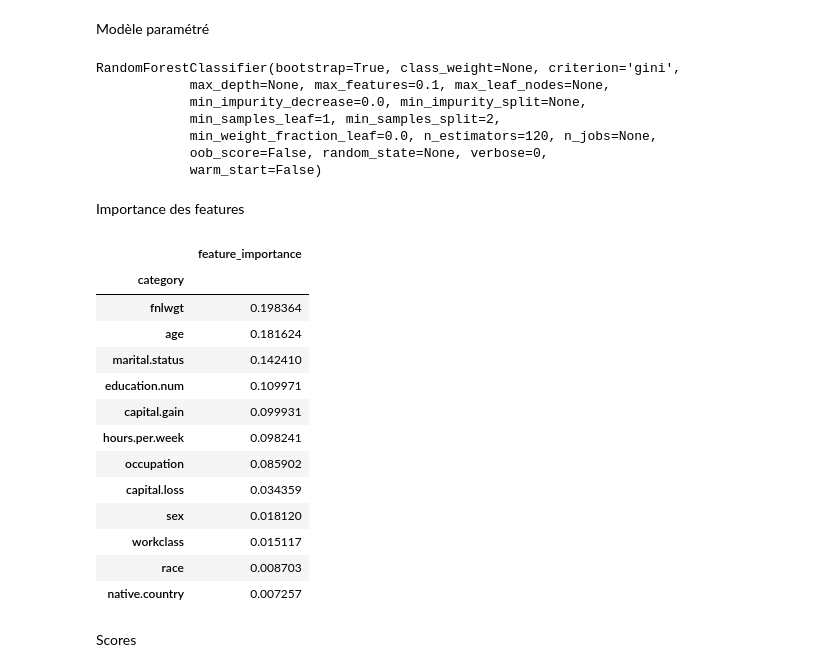
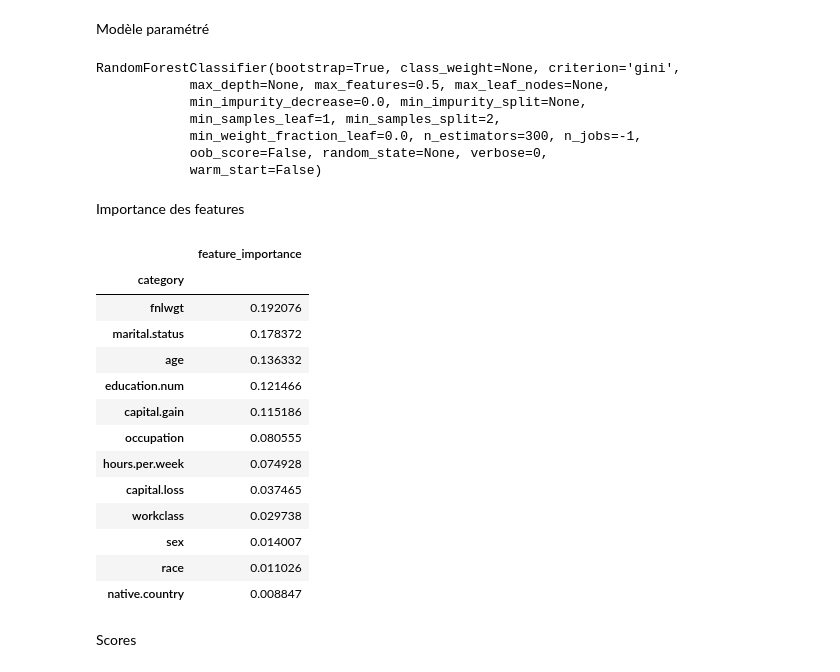
Before and after one commit to martinpauline/income_prediction, a Jupyter notebook: tests_amelioration_RandomForest.ipynb, the cells around one changed output. Saved outputs shown, nothing was run; the diff lists cells and outputs as text; code cells hidden in the pictures.

```diff
--- a/tests_amelioration_RandomForest.ipynb
+++ b/tests_amelioration_RandomForest.ipynb
@@ -126,7 +147,7 @@ len(X.columns)
 # %% [markdown]
 Grid Search
 # %%
-clf_rf = RandomForestClassifier(n_estimators=120, max_features=0.1, n_jobs=-1)
+clf_rf = RandomForestClassifier(n_estimators=200, max_features=0.1, n_jobs=-1)
 # %%
 # pour le nombre d'arbres
 n_estimators = [i for i in range(20,301,20)]
@@ -144,3 +158,9 @@ clf_gs_rf.fit(X, Y)
 clf_gs_rf.cv_results_
 # %%
 clf_gs_rf.best_params_
+# %%
+# pour max_features
+max_features = ['auto', 'log2', 0.1, 0.2, 0.5]
+parameters = {'max_features': max_features}
+clf_gs_rf = GridSearchCV(clf_rf, parameters, cv=5, scoring='accuracy')
+clf_gs_rf.fit(X, Y)
@@ -146,0 +171,7 @@ clf_gs_rf.best_params_
+# %%
+# pour les 2 à la fois
+n_estimators = [i for i in range(20,301,40)]
+max_features = ['auto', 'log2', 0.1, 0.5]
+parameters = {'n_estimators': n_estimators, 'max_features': max_features}
+clf_gs_rf = GridSearchCV(clf_rf, parameters, cv=5, scoring='accuracy')
+clf_gs_rf.fit(X, Y)
@@ -147,14 +215,14 @@ clf_gs_rf.best_params_
 # %% [markdown]
 Modèle paramétré
 # %%
-clf_rf = RandomForestClassifier(n_estimators=120, max_features=0.1)
+clf_rf = RandomForestClassifier(n_estimators=300, max_features=0.5, n_jobs=-1)
 clf_rf.fit(X,Y)
 # %% [output]
 RandomForestClassifier(bootstrap=True, class_weight=None, criterion='gini',
-            max_depth=None, max_features=0.1, max_leaf_nodes=None,
+            max_depth=None, max_features=0.5, max_leaf_nodes=None,
             min_impurity_decrease=0.0, min_impurity_split=None,
             min_samples_leaf=1, min_samples_split=2,
-            min_weight_fraction_leaf=0.0, n_estimators=120, n_jobs=None,
+            min_weight_fraction_leaf=0.0, n_estimators=300, n_jobs=-1,
             oob_score=False, random_state=None, verbose=0,
             warm_start=False)
 # %% [markdown]
@@ -164,22 +230,22 @@ all_features = pd.DataFrame(data=clf_rf.feature_importances_, index=X.columns, c
 # %%
-feature_categories = [all_features.index[i].split('_')[0] for i in range(len(X.columns))]
+feature_categories = [X.columns[i].split('_')[0] for i in range(len(X.columns))]
 grouped_features = pd.DataFrame(data={'feature_importance':clf_rf.feature_importances_,'category':feature_categories}).groupby('category').sum()
 grouped_features.sort_values(by='feature_importance', ascending=False)
 # %% [output]
 |  | feature_importance |
 | category |  |
-| fnlwgt | 0.198364 |
-| age | 0.181624 |
-| marital.status | 0.142410 |
-| education.num | 0.109971 |
-| capital.gain | 0.099931 |
-| hours.per.week | 0.098241 |
-| occupation | 0.085902 |
-| capital.loss | 0.034359 |
-| sex | 0.018120 |
-| workclass | 0.015117 |
-| race | 0.008703 |
-| native.country | 0.007257 |
+| fnlwgt | 0.192076 |
+| marital.status | 0.178372 |
+| age | 0.136332 |
+| education.num | 0.121466 |
+| capital.gain | 0.115186 |
+| occupation | 0.080555 |
+| hours.per.week | 0.074928 |
+| capital.loss | 0.037465 |
+| workclass | 0.029738 |
+| sex | 0.014007 |
+| race | 0.011026 |
+| native.country | 0.008847 |
 # %% [markdown]
 Scores
 # %%
```
Also changed, not shown: parts of 18 cells of this notebook, 1 other file.
